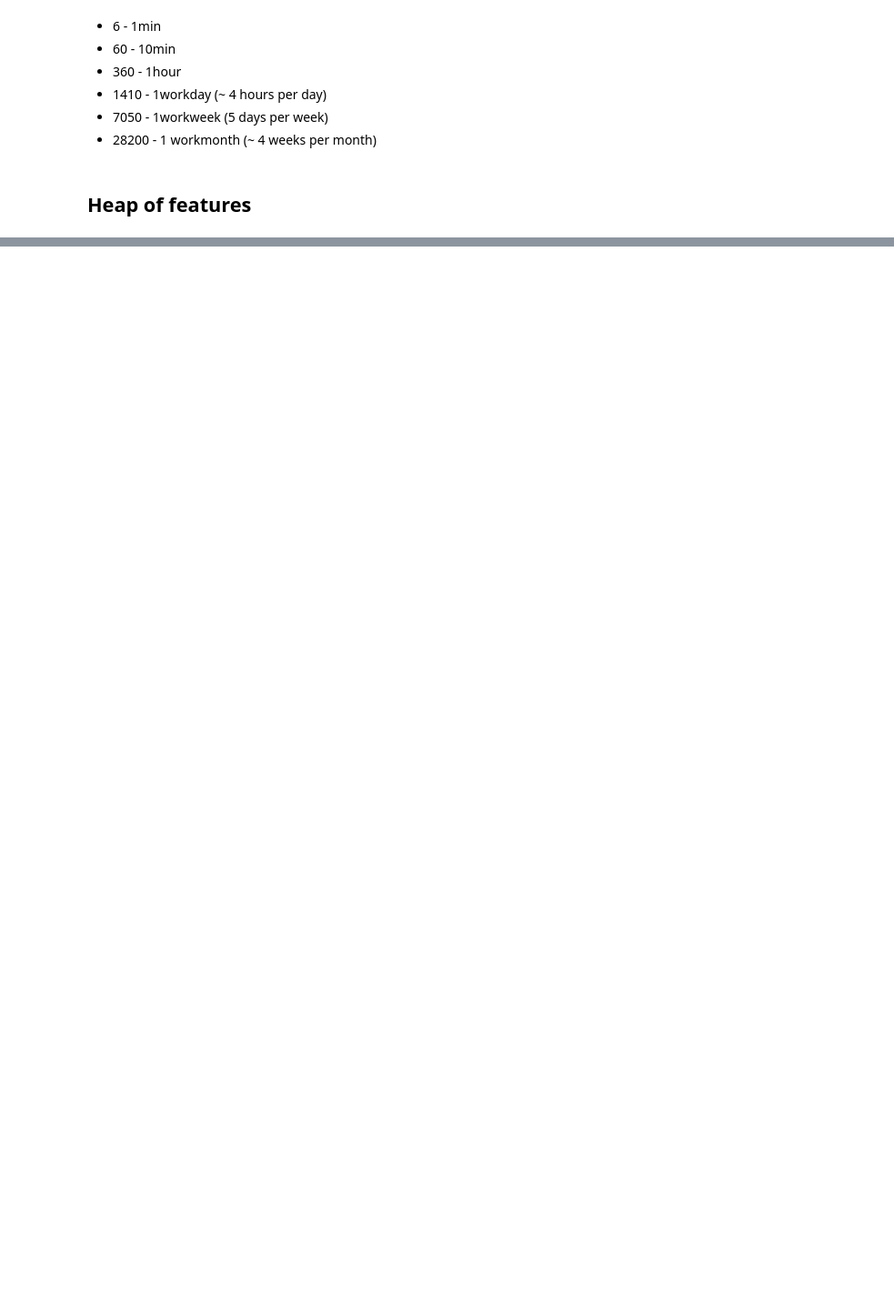
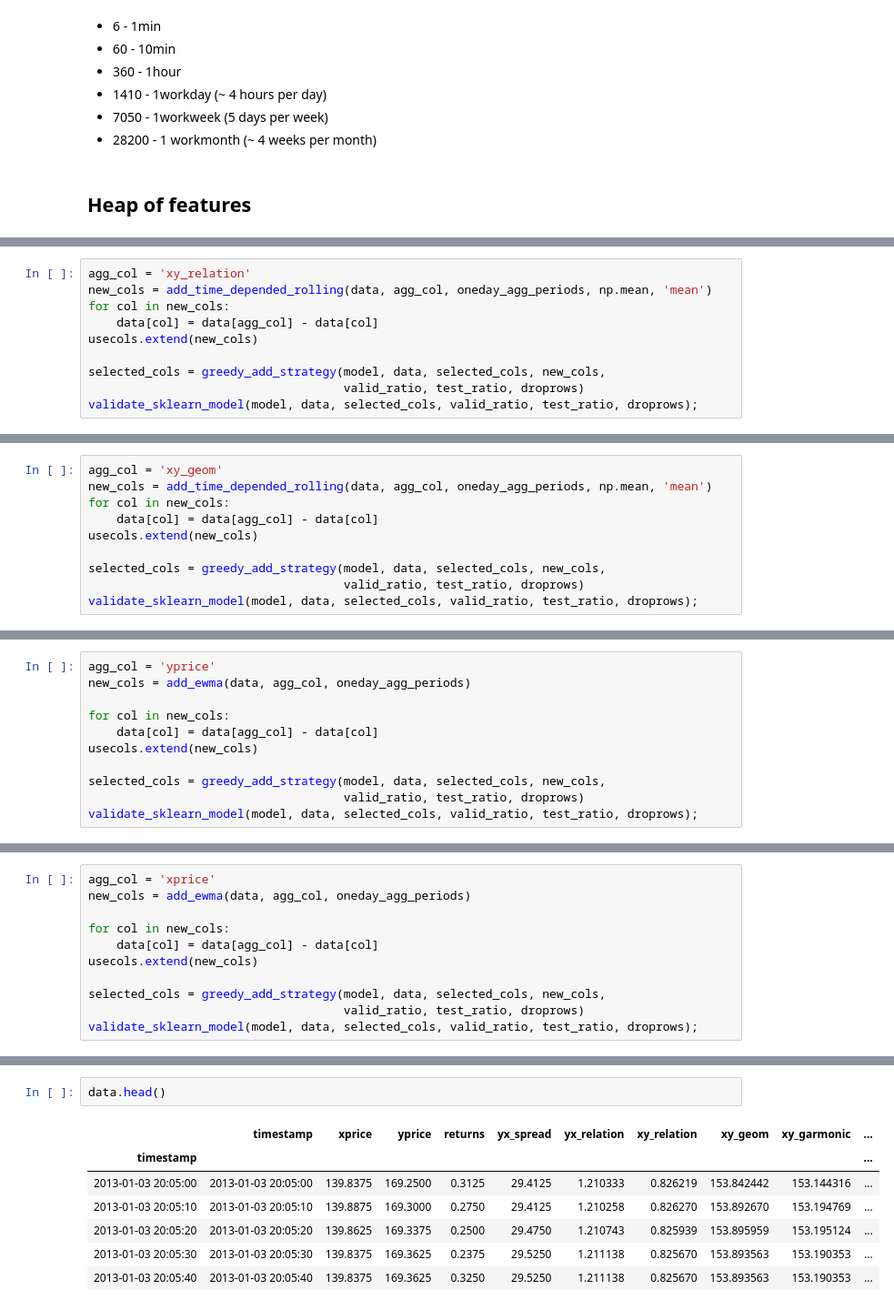
Before and after one commit to sneddy/Two-financial-instruments, a Jupyter notebook: FeaturesHeap.ipynb, the cells around one changed output, grey strips where cells are left out. Shown at 91% size. Saved outputs shown, nothing was run; the diff lists cells and outputs as text; blank space fills up the shorter version.

```diff
--- a/FeaturesHeap.ipynb
+++ b/FeaturesHeap.ipynb
@@ -377,0 +637,10 @@ Test R2 (x100):          0.51504
+# %%
+agg_col = 'xy_relation'
+new_cols = add_time_depended_rolling(data, agg_col, oneday_agg_periods, np.mean, 'mean')
+for col in new_cols:
+    data[col] = data[agg_col] - data[col]
+usecols.extend(new_cols)
+
+selected_cols = greedy_add_strategy(model, data, selected_cols, new_cols,
+                                    valid_ratio, test_ratio, droprows)
+validate_sklearn_model(model, data, selected_cols, valid_ratio, test_ratio, droprows);
@@ -377,0 +659,10 @@ Test R2 (x100):          0.51504
+# %%
+agg_col = 'xy_geom'
+new_cols = add_time_depended_rolling(data, agg_col, oneday_agg_periods, np.mean, 'mean')
+for col in new_cols:
+    data[col] = data[agg_col] - data[col]
+usecols.extend(new_cols)
+
+selected_cols = greedy_add_strategy(model, data, selected_cols, new_cols,
+                                    valid_ratio, test_ratio, droprows)
+validate_sklearn_model(model, data, selected_cols, valid_ratio, test_ratio, droprows);
@@ -377,0 +679,11 @@ Test R2 (x100):          0.51504
+# %%
+agg_col = 'yprice'
+new_cols = add_ewma(data, agg_col, oneday_agg_periods)
+
+for col in new_cols:
+    data[col] = data[agg_col] - data[col]
+usecols.extend(new_cols)
+
+selected_cols = greedy_add_strategy(model, data, selected_cols, new_cols,
+                                    valid_ratio, test_ratio, droprows)
+validate_sklearn_model(model, data, selected_cols, valid_ratio, test_ratio, droprows);
@@ -377,0 +701,11 @@ Test R2 (x100):          0.51504
+# %%
+agg_col = 'xprice'
+new_cols = add_ewma(data, agg_col, oneday_agg_periods)
+
+for col in new_cols:
+    data[col] = data[agg_col] - data[col]
+usecols.extend(new_cols)
+
+selected_cols = greedy_add_strategy(model, data, selected_cols, new_cols,
+                                    valid_ratio, test_ratio, droprows)
+validate_sklearn_model(model, data, selected_cols, valid_ratio, test_ratio, droprows);
@@ -377,0 +743,10 @@ Test R2 (x100):          0.51504
+# %%
+data.head()
+# %% [output]
+|  | timestamp | xprice | yprice | returns | yx_spread | yx_relation | xy_relation | xy_geom | xy_garmonic | ... |
+| timestamp |  |  |  |  |  |  |  |  |  | ... |
+| 2013-01-03 20:05:00 | 2013-01-03 20:05:00 | 139.8375 | 169.2500 | 0.3125 | 29.4125 | 1.210333 | 0.826219 | 153.842442 | 153.144316 | ... |
+| 2013-01-03 20:05:10 | 2013-01-03 20:05:10 | 139.8875 | 169.3000 | 0.2750 | 29.4125 | 1.210258 | 0.826270 | 153.892670 | 153.194769 | ... |
+| 2013-01-03 20:05:20 | 2013-01-03 20:05:20 | 139.8625 | 169.3375 | 0.2500 | 29.4750 | 1.210743 | 0.825939 | 153.895959 | 153.195124 | ... |
+| 2013-01-03 20:05:30 | 2013-01-03 20:05:30 | 139.8375 | 169.3625 | 0.2375 | 29.5250 | 1.211138 | 0.825670 | 153.893563 | 153.190353 | ... |
+| 2013-01-03 20:05:40 | 2013-01-03 20:05:40 | 139.8375 | 169.3625 | 0.3250 | 29.5250 | 1.211138 | 0.825670 | 153.893563 | 153.190353 | ... |
```
Also changed, not shown: parts of 33 cells of this notebook.
